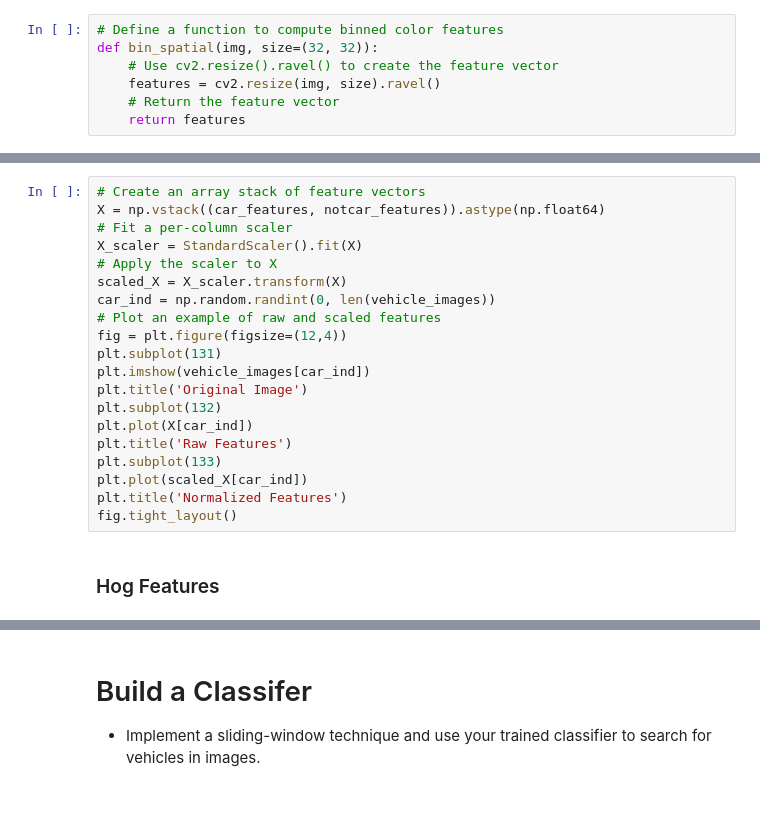
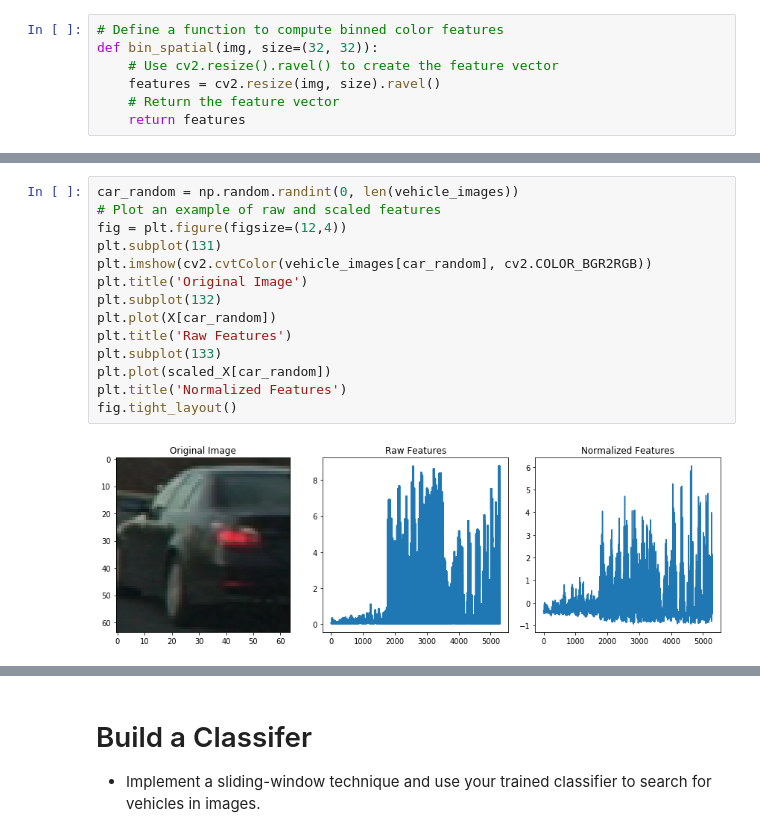
Before and after one commit to linuxairhead/SDC-P5-Vehicle-Detection, a Jupyter notebook: Vehicle Dection.ipynb, the cells around one changed output, grey strips where cells are left out. Saved outputs shown, nothing was run; the diff lists cells and outputs as text; blank space fills up the shorter version.

```diff
--- a/Vehicle Dection.ipynb
+++ b/Vehicle Dection.ipynb
@@ -149,22 +259,16 @@ notcar_features = extract_features(non_vehicle_images, cspace='RGB', spatial_siz
 # %%
-# Create an array stack of feature vectors
-X = np.vstack((car_features, notcar_features)).astype(np.float64)
-# Fit a per-column scaler
-X_scaler = StandardScaler().fit(X)
-# Apply the scaler to X
-scaled_X = X_scaler.transform(X)
-car_ind = np.random.randint(0, len(vehicle_images))
+car_random = np.random.randint(0, len(vehicle_images))
 # Plot an example of raw and scaled features
 fig = plt.figure(figsize=(12,4))
 plt.subplot(131)
-plt.imshow(vehicle_images[car_ind])
+plt.imshow(cv2.cvtColor(vehicle_images[car_random], cv2.COLOR_BGR2RGB))
 plt.title('Original Image')
 plt.subplot(132)
-plt.plot(X[car_ind])
+plt.plot(X[car_random])
 plt.title('Raw Features')
 plt.subplot(133)
-plt.plot(scaled_X[car_ind])
+plt.plot(scaled_X[car_random])
 plt.title('Normalized Features')
 fig.tight_layout()
+# %% [output]
+[figure, added]
-# %% [markdown]
-### Hog Features
```
Also changed, not shown: parts of 27 cells of this notebook, 1 other file.
